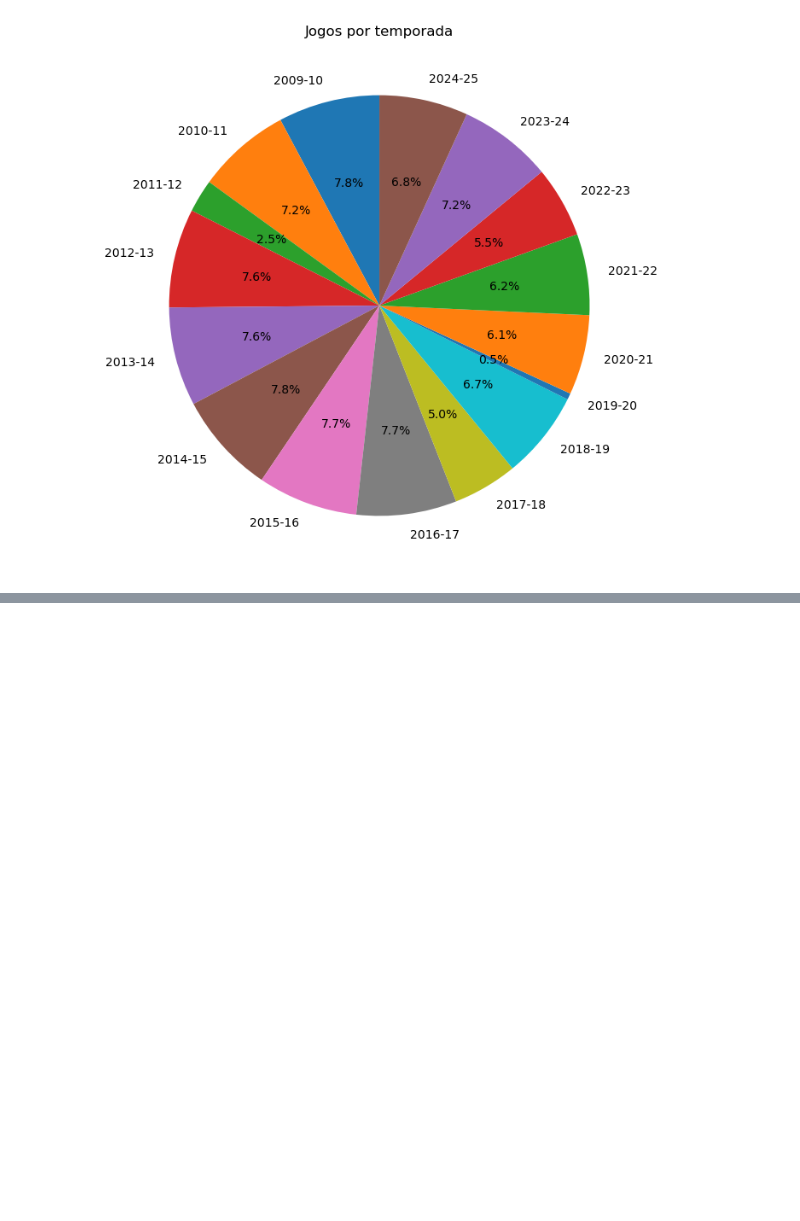
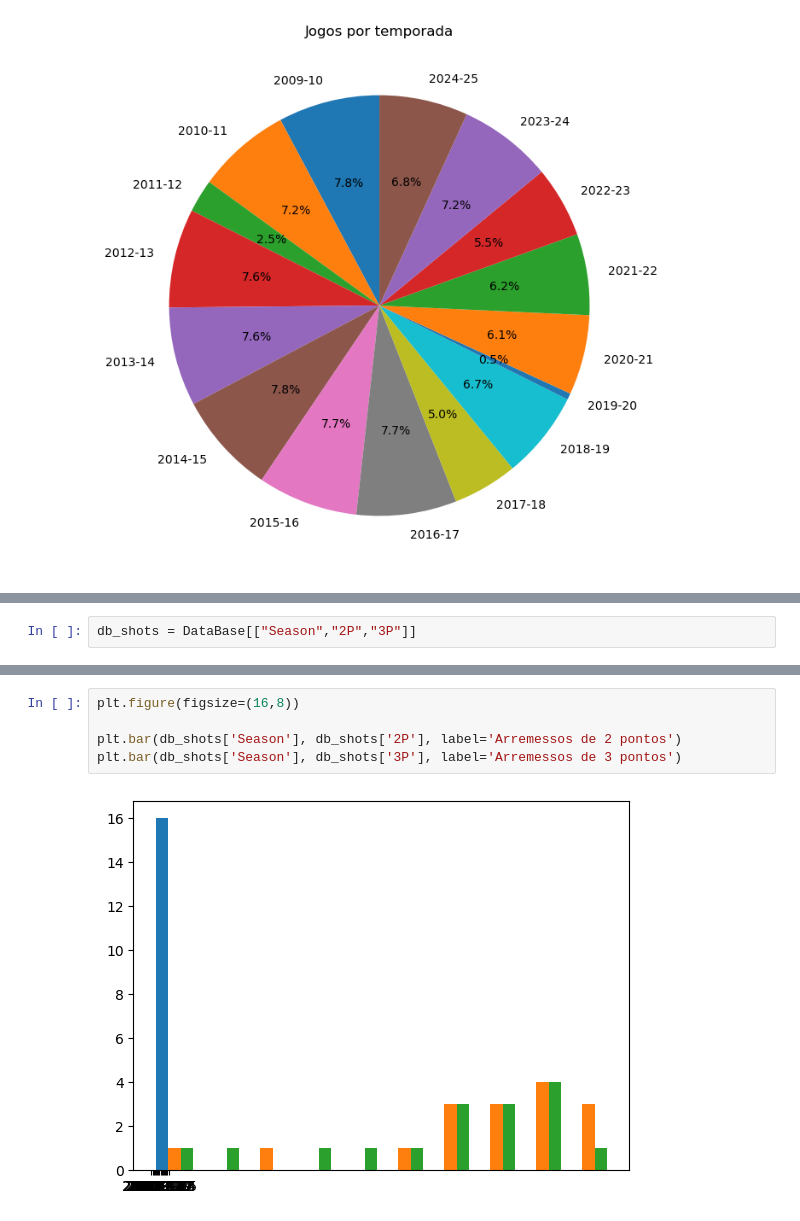
Before and after one commit to matheusmendesds/projetoPython, a Jupyter notebook: Untitled5.ipynb, the cells around one changed output, grey strips where cells are left out. Drawn from its saved outputs; the diff is of its cells as text; blank space fills up the shorter version.

```diff
--- a/Untitled5.ipynb
+++ b/Untitled5.ipynb
@@ -121,0 +117,2 @@ AttributeError: 'numpy.int64' object has no attribute 'describe'
+# %%
+db_shots = DataBase[["Season","2P","3P"]]
@@ -121,0 +128,7 @@ AttributeError: 'numpy.int64' object has no attribute 'describe'
+# %%
+plt.figure(figsize=(16,8))
+
+plt.bar(db_shots['Season'], db_shots['2P'], label='Arremessos de 2 pontos')
+plt.bar(db_shots['Season'], db_shots['3P'], label='Arremessos de 3 pontos')
+# %% [output]
+[figure, added]
```
Also changed, not shown: parts of 2 cells of this notebook.
